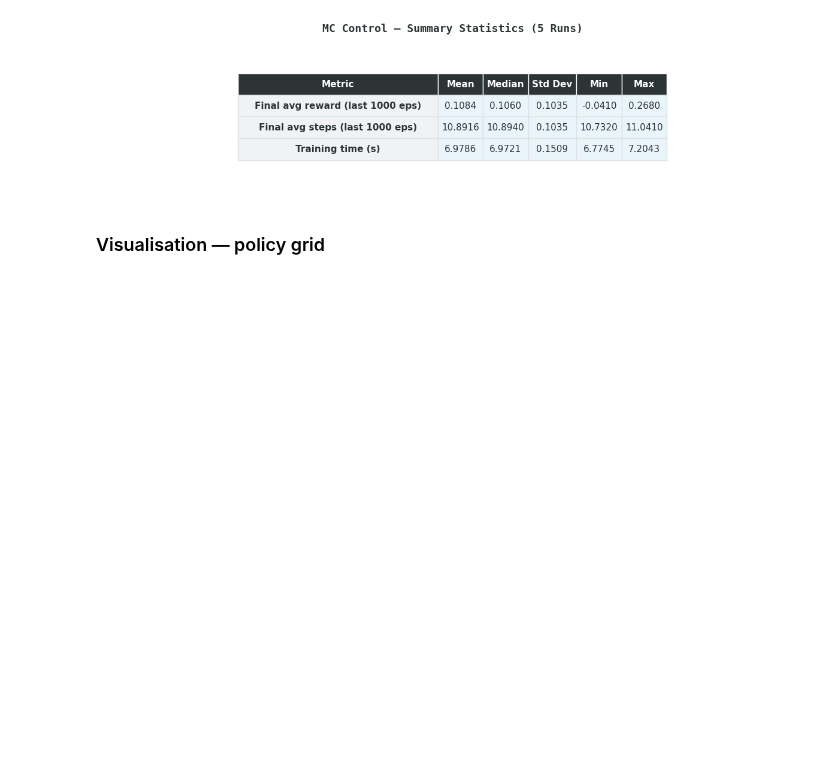
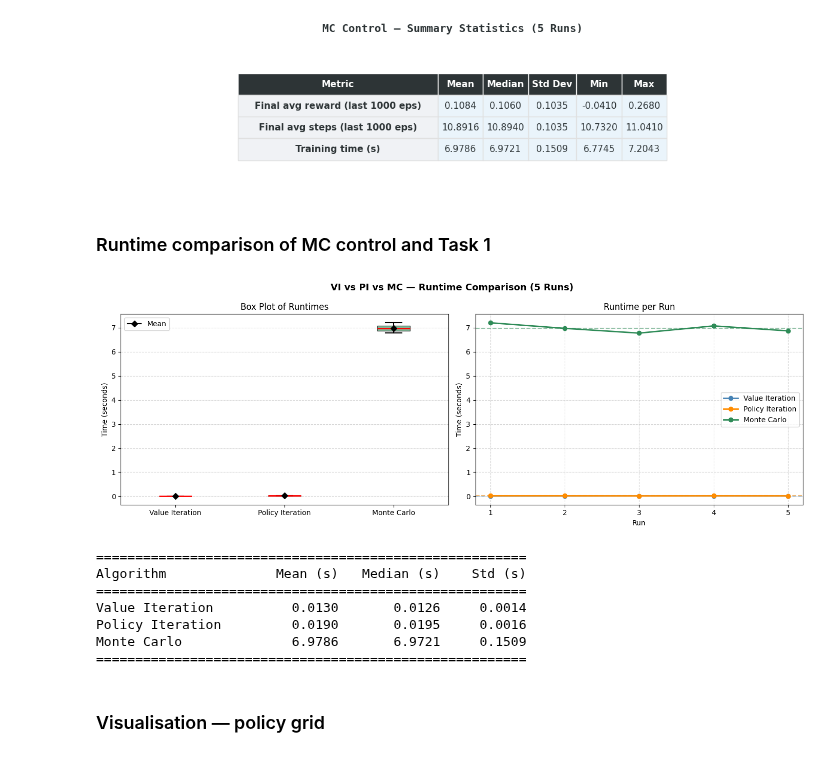
Before and after one commit to UnpretentiousCoder/Artificial-Intelligence, a Jupyter notebook: Assignment1.ipynb, the cells around one changed output. Drawn from its saved outputs; the diff is of its cells as text; code cells hidden in the pictures; blank space fills up the shorter version.

Commit message:
added compare runtime VI, PI, and QL, MC

```diff
--- a/Assignment1.ipynb
+++ b/Assignment1.ipynb
@@ -1787,6 +1787,70 @@ All MC runs complete.
 [figure]
 [figure]
 [figure]
+# %% [markdown]
+### Runtime comparison of MC control and Task 1
+# %%
+fig, axes = plt.subplots(1, 2, figsize=(14, 5))
+fig.suptitle('VI vs PI vs MC — Runtime Comparison (5 Runs)', fontsize=13, fontweight='bold')
+
+times = [VI_times, PI_times, mc_run_times]
+labels = ['Value Iteration', 'Policy Iteration', 'Monte Carlo']
+colors = ['steelblue', 'darkorange', 'seagreen']
+
+# --- Box Plot ---
+bp = axes[0].boxplot(
+    times,
+    labels=labels,
+    patch_artist=True,
+    medianprops=dict(color='red', linewidth=2),
+    whiskerprops=dict(linewidth=1.5),
+    capprops=dict(linewidth=1.5)
+)
+for patch, color in zip(bp['boxes'], colors):
+    patch.set_facecolor(color)
+    patch.set_alpha(0.6)
+
+# Overlay mean markers
+for i, t in enumerate(times, start=1):
+    axes[0].plot(i, np.mean(t), marker='D', color='black', zorder=5, label='Mean' if i == 1 else '')
+
+axes[0].set_title('Box Plot of Runtimes')
+axes[0].set_ylabel('Time (seconds)')
+axes[0].legend()
+axes[0].grid(axis='y', linestyle='--', alpha=0.5)
+
+# --- Line Plot (per run) ---
+runs = range(1, len(VI_times) + 1)
+for t, label, color in zip(times, labels, colors):
+    axes[1].plot(runs, t, marker='o', label=label, color=color, linewidth=2)
+    axes[1].axhline(np.mean(t), color=color, linestyle='--', alpha=0.5)
+
+axes[1].set_title('Runtime per Run')
+axes[1].set_ylabel('Time (seconds)')
+axes[1].set_xlabel('Run')
+axes[1].set_xticks(runs)
+axes[1].legend()
+axes[1].grid(linestyle='--', alpha=0.5)
+
+plt.tight_layout()
+plt.show()
+
+# --- Summary Table ---
+print(f"\n{'':=<55}")
+print(f"{'Algorithm':<20} {'Mean (s)':>10} {'Median (s)':>12} {'Std (s)':>10}")
+print(f"{'':=<55}")
+for t, label in zip(times, labels):
+    print(f"{label:<20} {np.mean(t):>10.4f} {np.median(t):>12.4f} {np.std(t):>10.4f}")
+print(f"{'':=<55}")
+# %% [output]
+[figure, added]
+=======================================================
+Algorithm              Mean (s)   Median (s)    Std (s)
+=======================================================
+Value Iteration          0.0130       0.0126     0.0014
+Policy Iteration         0.0190       0.0195     0.0016
+Monte Carlo              6.9786       6.9721     0.1509
+=======================================================
 # %% [markdown]
 ### Visualisation — policy grid
 # %% [markdown]
```
Also changed, not shown: parts of 3 cells of this notebook.
